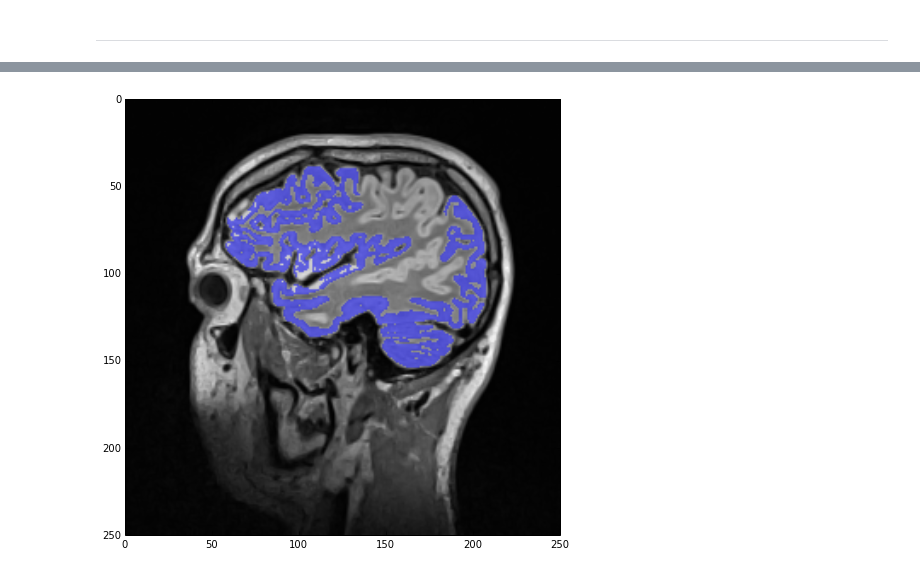
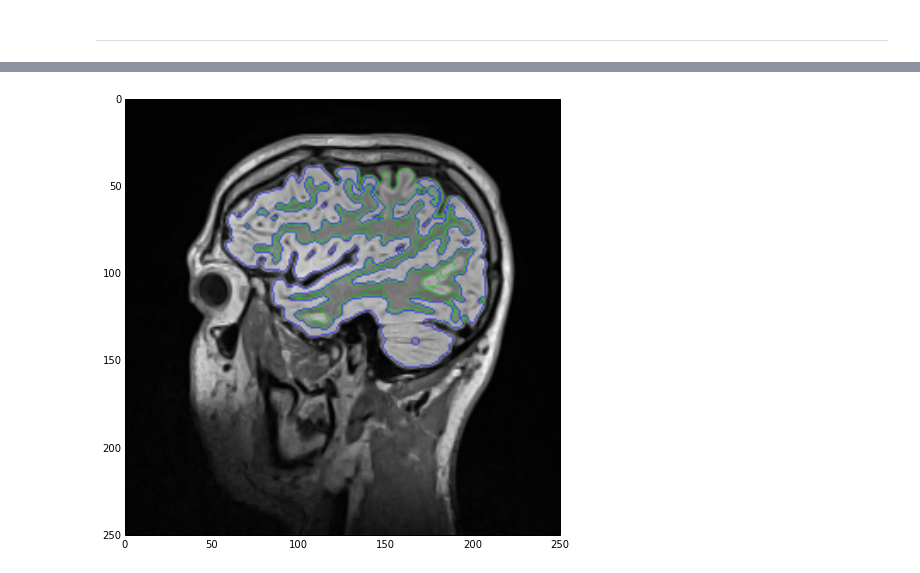
Before and after one commit to rlizzo/pyscience, a Jupyter notebook: 20141001_SegmentationSimpleITK/Material/SegmentationSimpleITK.ipynb, the cells around one changed output, grey strips where cells are left out. Cells and saved outputs as stored; diff of their text form; code cells hidden in the pictures.

```diff
--- a/20141001_SegmentationSimpleITK/Material/SegmentationSimpleITK.ipynb
+++ b/20141001_SegmentationSimpleITK/Material/SegmentationSimpleITK.ipynb
@@ -131,11 +122,10 @@ sitk_show(sitk.LabelOverlay(dummy_imgSmooth, imgLabels))
 # %%
-lstSeeds = ((150,75), )
-imgWM2 = sitk.ConfidenceConnected(image1=imgSmooth,
-                                  seedList=lstSeeds,
-                                  numberOfIterations=5,
-                                  multiplier=3,
-                                  replaceValue=1)
+imgWhiteMatterNoHoles = sitk.VotingBinaryHoleFilling(image1=imgWhiteMatter,
+                                                     radius=[2]*3,
+                                                     majorityThreshold=1,
+                                                     backgroundValue=0,
+                                                     foregroundValue=labelWhiteMatter)
 
 dummy_imgSmooth = sitk.Cast(sitk.RescaleIntensity(imgSmooth), sitk.sitkUInt8)
-sitk_show(sitk.LabelOverlay(dummy_imgSmooth, imgWM2))
+sitk_show(sitk.LabelOverlay(dummy_imgSmooth, imgWhiteMatterNoHoles))
 # %% [output]
@@ -142,0 +135,18 @@ sitk_show(sitk.LabelOverlay(dummy_imgSmooth, imgWM2))
+# %%
+#lstSeeds = ((119, 83, 50), (198, 80, 50),)
+lstSeeds = ((119, 83), (198, 80),)
+
+imgGrayMatter = sitk.ConnectedThreshold(image1=imgSmooth,
+                                        seedList=lstSeeds,
+                                        lower=170,
+                                        upper=270,
+                                        replaceValue=labelGrayMatter)
+
+imgGrayMatterNoHoles = sitk.VotingBinaryHoleFilling(image1=imgGrayMatter,
+                                                     radius=[2]*3,
+                                                     majorityThreshold=1,
+                                                     backgroundValue=0,
+                                                     foregroundValue=labelGrayMatter)
+
+dummy_imgSmooth = sitk.Cast(sitk.RescaleIntensity(imgSmooth), sitk.sitkUInt8)
+sitk_show(sitk.LabelOverlay(dummy_imgSmooth, imgGrayMatterNoHoles))
@@ -163,0 +167,8 @@ sitk_show(sitk.LabelOverlay(dummy_imgSmooth, imgGM2))
+# %%
+imgMask= imgWhiteMatterNoHoles/labelWhiteMatter * imgGrayMatterNoHoles/labelGrayMatter
+imgWhiteMatterNoHoles -= imgMask*labelWhiteMatter
+
+imgLabels = imgWhiteMatterNoHoles + imgGrayMatterNoHoles
+
+dummy_imgSmooth = sitk.Cast(sitk.RescaleIntensity(imgSmooth), sitk.sitkUInt8)
+sitk_show(sitk.LabelOverlay(dummy_imgSmooth, imgLabels))
@@ -164,7 +177,5 @@ sitk_show(sitk.LabelOverlay(dummy_imgSmooth, imgGM2))
 # %%
-imgGM2h = sitk.BinaryClosingByReconstruction(imgGM2, 250)
-
 dummy_imgSmooth = sitk.Cast(sitk.RescaleIntensity(imgSmooth), sitk.sitkUInt8)
-sitk_show(sitk.LabelOverlay(dummy_imgSmooth, imgGM2h))
+sitk_show(sitk.LabelOverlay(dummy_imgSmooth, sitk.LabelContour(imgLabels)))
 # %% [output]
-[figure, old version]
+[figure, new version]
```
Also changed, not shown: parts of 36 cells of this notebook, 1 other file.
